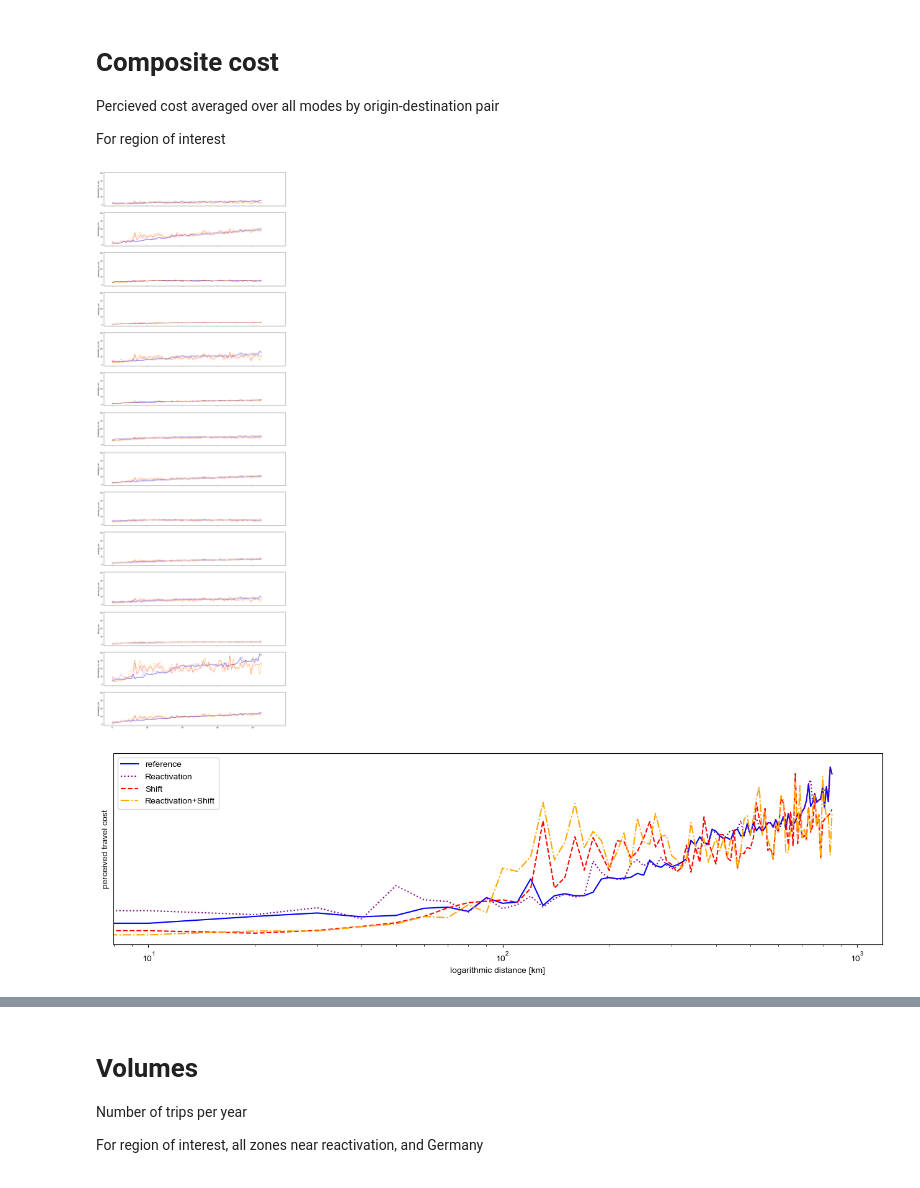
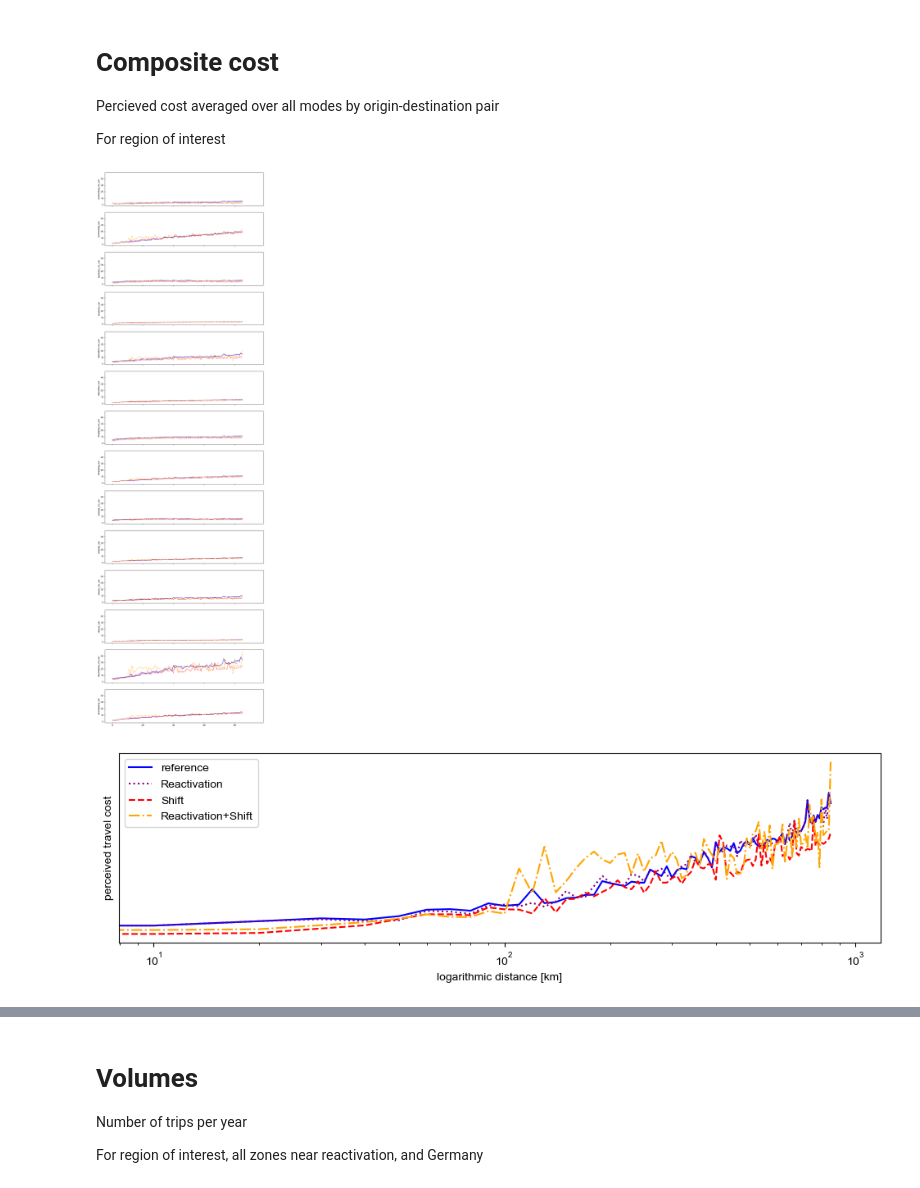
Before and after one commit to marlinarnz/quetzal_germany, a Jupyter notebook: notebooks/val_regional.ipynb, the cells around one changed output, grey strips where cells are left out. Saved outputs shown, nothing was run; the diff lists cells and outputs as text; code cells hidden in the pictures.

```diff
--- a/notebooks/val_regional.ipynb
+++ b/notebooks/val_regional.ipynb
@@ -34,9 +33,10 @@ ref.zones = gpd.GeoDataFrame(ref.zones, crs=ref.epsg)
 # %%
 # Choose region
 # DE115 and DE149 are interesting for rail reactivation
+#region_name = 'Sigmaringen_region'
 region_name = 'Stuttgart_region'
-region_nuts = 'DE115'
-zone_ids = list(ref.zones.loc[ref.zones['NUTS_ID']==region_nuts, 'FID'])
+zone_ids = list(ref.zones.loc[ref.zones['NUTS_ID']=='DE115', 'FID']) + [81150052, 81255012, 81255005] # Stuttgart surrounding
+#zone_ids = list(ref.zones.loc[(ref.zones['NUTS_ID']=='DE149') & (ref.zones['FID']!=84375001), 'FID']) + [83355006, 84365001]
 polygon = ref.zones.loc[zone_ids, 'geometry'].union_all()
 # Get region boundary coords
 xx,yy = polygon.envelope.exterior.coords.xy
@@ -176,7 +213,7 @@ for scenario in scenarios:
     cc[scenario]['dist'] = cc[scenario].set_index(['origin', 'destination']).index.map(distances.to_dict()['length'])
     cc[scenario]['bins'] = pd.cut(cc[scenario]['dist'], bins=bins, labels=labels)
 # %%
-fig, ax = plt.subplots(nrows=len(segments), ncols=1, figsize=(16, 3.5*len(segments)),
+fig, ax = plt.subplots(nrows=len(segments), ncols=1, figsize=(12, 3*len(segments)),
                        sharex='all', sharey='all')
 i = 0
 for seg in segments:
@@ -187,22 +224,22 @@ for seg in segments:
     ax[i].set_ylabel(seg)
     i += 1
 # %% [output]
-[figure, old version]
+[figure, new version]
 # %%
-fig, ax = plt.subplots(nrows=1, ncols=1, figsize=(16,4),
+fig, ax = plt.subplots(nrows=1, ncols=1, figsize=(12,3),
                        sharex='all', sharey='row')
 ind = labels
 for scenario in scenarios:
     mean_cc = cc[scenario].loc[cc[scenario].notna().all(axis=1)].groupby('bins')[segments].mean().mean(axis=1)
     ax.plot(ind, mean_cc, label=scenario, color=colors[scenario], linestyle=linestyles[scenario])
 ax.set_ylabel('perceived travel cost')
 ax.set_yticks([])
 ax.set_xscale('log')
 ax.set_xlabel('logarithmic distance [km]')
 ax.legend(loc='upper left')
 plt.savefig(output_path + '_scenario_validation_regional/'+region_name+'_cc_all_distance.png', dpi=dpi)
 # %% [output]
-[figure, old version]
+[figure, new version]
 # %%
 # By urbanisation
 urb = list(ref.zones.loc[zone_ids, 'urbanisation'].unique())
```
Also changed, not shown: parts of 44 cells of this notebook, 9 other files.
